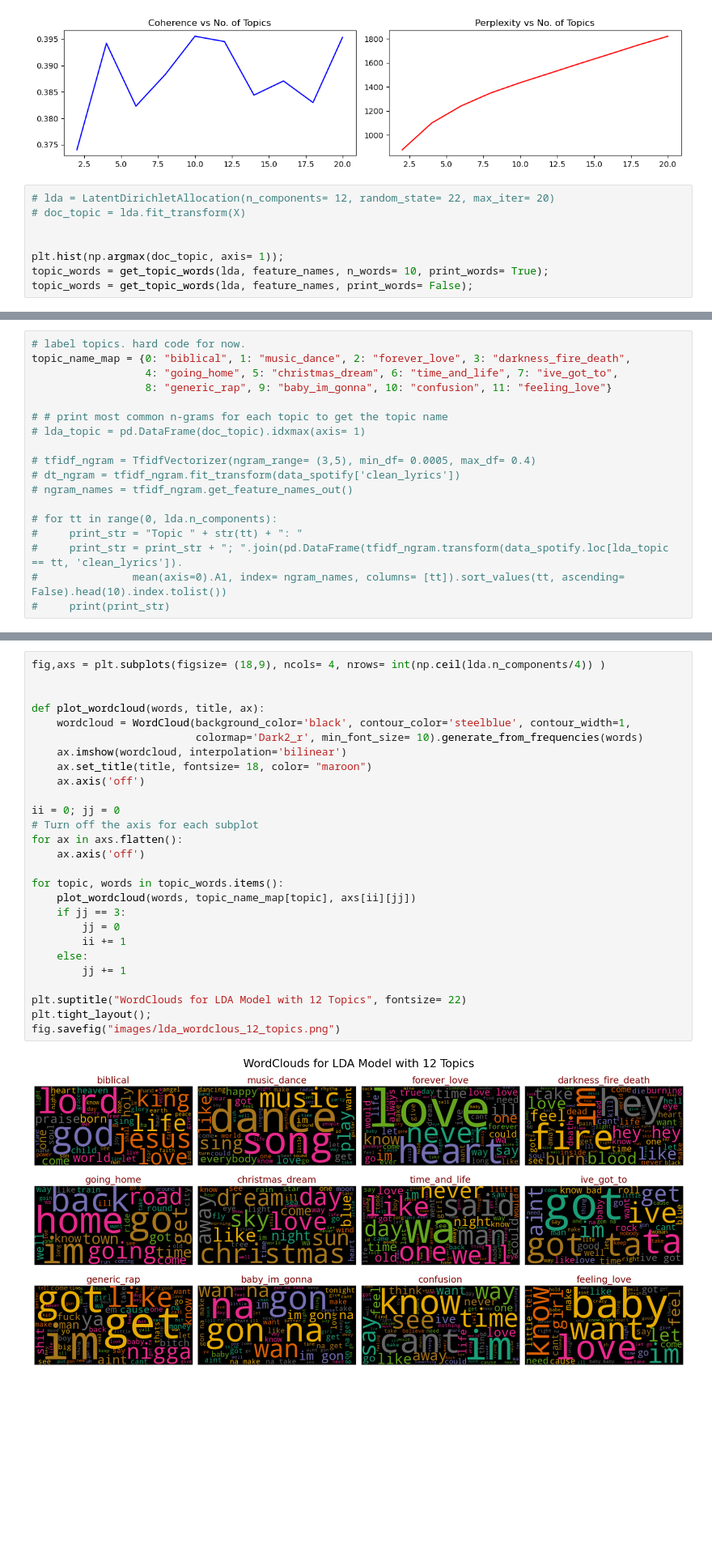
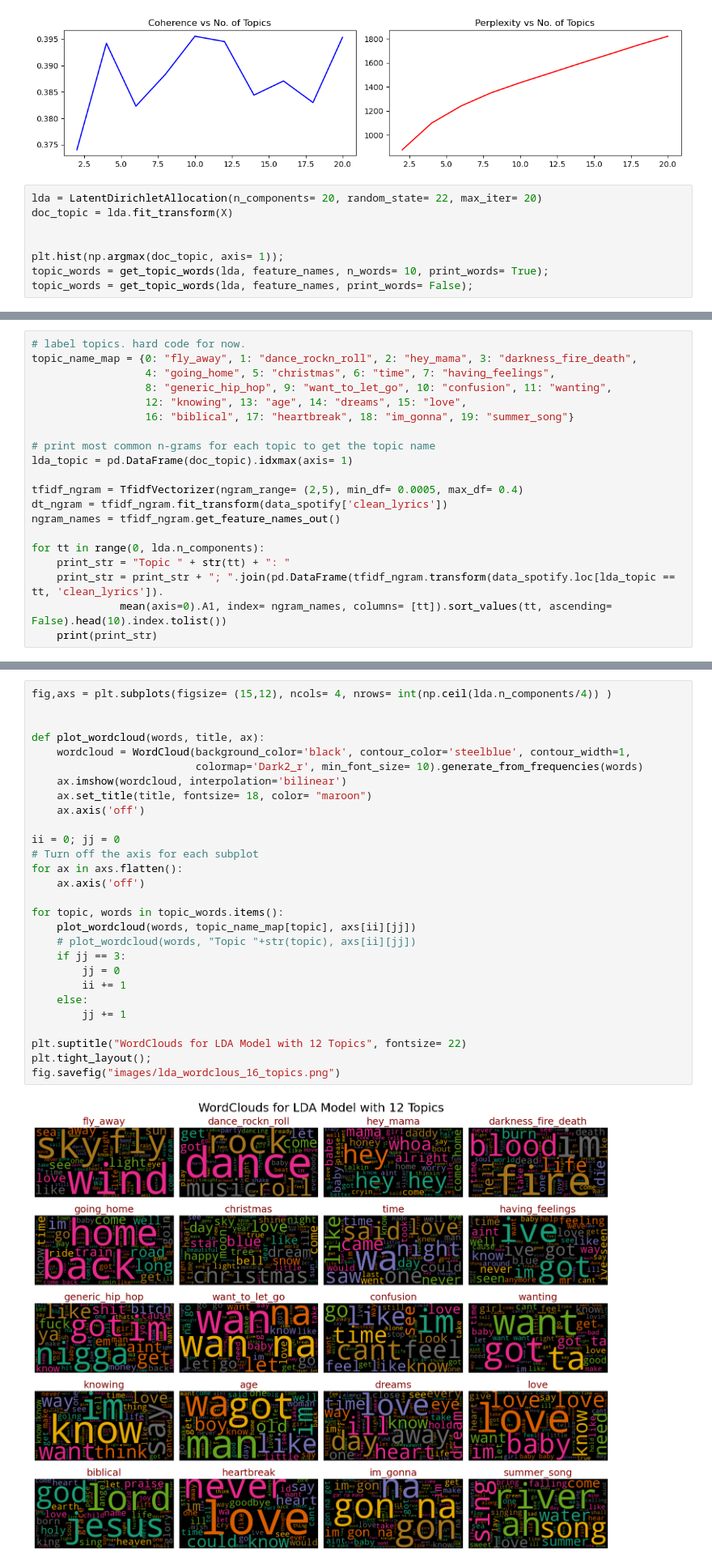
Before and after one commit to garimasc/topic_modeling_songs, a Jupyter notebook: lda.ipynb, the cells around one changed output, grey strips where cells are left out. Shown at 81% size. Saved outputs shown, nothing was run; the diff lists cells and outputs as text; blank space fills up the shorter version.

Commit message:
increase no. of topics to 20

```diff
--- a/lda.ipynb
+++ b/lda.ipynb
@@ -94,8 +93,8 @@ fig.savefig("images/perplexity_coherence.png")
 # %% [output]
 [figure]
 # %%
-# lda = LatentDirichletAllocation(n_components= 12, random_state= 22, max_iter= 20)
-# doc_topic = lda.fit_transform(X)
+lda = LatentDirichletAllocation(n_components= 20, random_state= 22, max_iter= 20)
+doc_topic = lda.fit_transform(X)
 
 
 plt.hist(np.argmax(doc_topic, axis= 1));
@@ -118,18 +125,20 @@ Topic # 11: baby ;love ;want ;know ;im ;let ;girl ;feel ;got ;like
 # %%
 # label topics. hard code for now.
-topic_name_map = {0: "biblical", 1: "music_dance", 2: "forever_love", 3: "darkness_fire_death",
-                  4: "going_home", 5: "christmas_dream", 6: "time_and_life", 7: "ive_got_to",
-                  8: "generic_rap", 9: "baby_im_gonna", 10: "confusion", 11: "feeling_love"}
+topic_name_map = {0: "fly_away", 1: "dance_rockn_roll", 2: "hey_mama", 3: "darkness_fire_death",
+                  4: "going_home", 5: "christmas", 6: "time", 7: "having_feelings",
+                  8: "generic_hip_hop", 9: "want_to_let_go", 10: "confusion", 11: "wanting",
+                  12: "knowing", 13: "age", 14: "dreams", 15: "love",
+                  16: "biblical", 17: "heartbreak", 18: "im_gonna", 19: "summer_song"}
 
-# # print most common n-grams for each topic to get the topic name
-# lda_topic = pd.DataFrame(doc_topic).idxmax(axis= 1)
+# print most common n-grams for each topic to get the topic name
+lda_topic = pd.DataFrame(doc_topic).idxmax(axis= 1)
 
-# tfidf_ngram = TfidfVectorizer(ngram_range= (3,5), min_df= 0.0005, max_df= 0.4)
-# dt_ngram = tfidf_ngram.fit_transform(data_spotify['clean_lyrics'])
-# ngram_names = tfidf_ngram.get_feature_names_out()
+tfidf_ngram = TfidfVectorizer(ngram_range= (2,5), min_df= 0.0005, max_df= 0.4)
+dt_ngram = tfidf_ngram.fit_transform(data_spotify['clean_lyrics'])
+ngram_names = tfidf_ngram.get_feature_names_out()
 
-# for tt in range(0, lda.n_components):
-#     print_str = "Topic " + str(tt) + ": "
-#     print_str = print_str + "; ".join(pd.DataFrame(tfidf_ngram.transform(data_spotify.loc[lda_topic == tt, 'clean_lyrics']).
-#               mean(axis=0).A1, index= ngram_names, columns= [tt]).sort_values(tt, ascending= False).head(10).index.tolist())
-#     print(print_str)
+for tt in range(0, lda.n_components):
+    print_str = "Topic " + str(tt) + ": "
+    print_str = print_str + "; ".join(pd.DataFrame(tfidf_ngram.transform(data_spotify.loc[lda_topic == tt, 'clean_lyrics']).
+              mean(axis=0).A1, index= ngram_names, columns= [tt]).sort_values(tt, ascending= False).head(10).index.tolist())
+    print(print_str)
@@ -136,30 +166,31 @@ topic_name_map = {0: "biblical", 1: "music_dance", 2: "forever_love", 3: "darkne
 # %%
-fig,axs = plt.subplots(figsize= (18,9), ncols= 4, nrows= int(np.ceil(lda.n_components/4)) )
+fig,axs = plt.subplots(figsize= (15,12), ncols= 4, nrows= int(np.ceil(lda.n_components/4)) )
 
 
 def plot_wordcloud(words, title, ax):
     wordcloud = WordCloud(background_color='black', contour_color='steelblue', contour_width=1,
                           colormap='Dark2_r', min_font_size= 10).generate_from_frequencies(words)
     ax.imshow(wordcloud, interpolation='bilinear')
     ax.set_title(title, fontsize= 18, color= "maroon")
     ax.axis('off')
 
 ii = 0; jj = 0
 # Turn off the axis for each subplot
 for ax in axs.flatten():
     ax.axis('off')
 
 for topic, words in topic_words.items():
     plot_wordcloud(words, topic_name_map[topic], axs[ii][jj])
+    # plot_wordcloud(words, "Topic "+str(topic), axs[ii][jj])
     if jj == 3:
         jj = 0
         ii += 1
     else:
         jj += 1
 
 plt.suptitle("WordClouds for LDA Model with 12 Topics", fontsize= 22)
 plt.tight_layout();
-fig.savefig("images/lda_wordclous_12_topics.png")
+fig.savefig("images/lda_wordclous_16_topics.png")
 # %% [output]
-[figure, old version]
+[figure, new version]
 # %%
```
Also changed, not shown: parts of 13 cells of this notebook, 3 other files.
